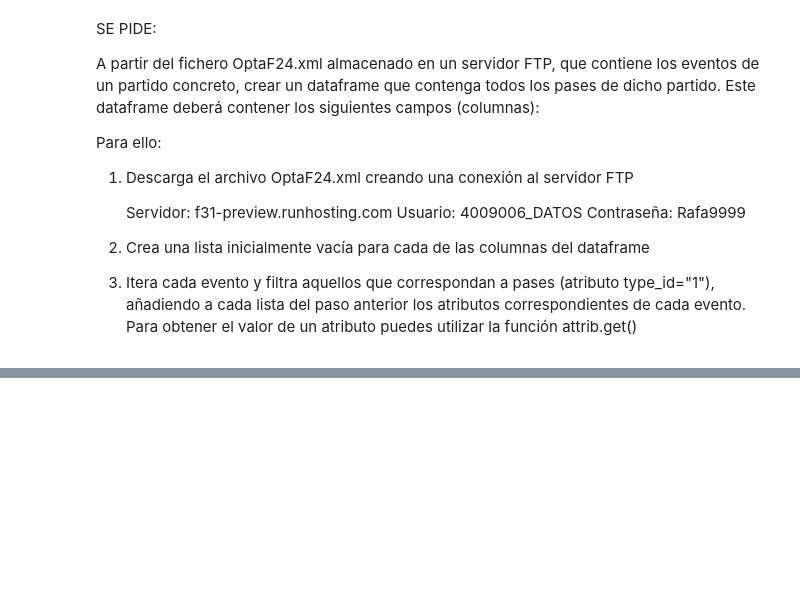
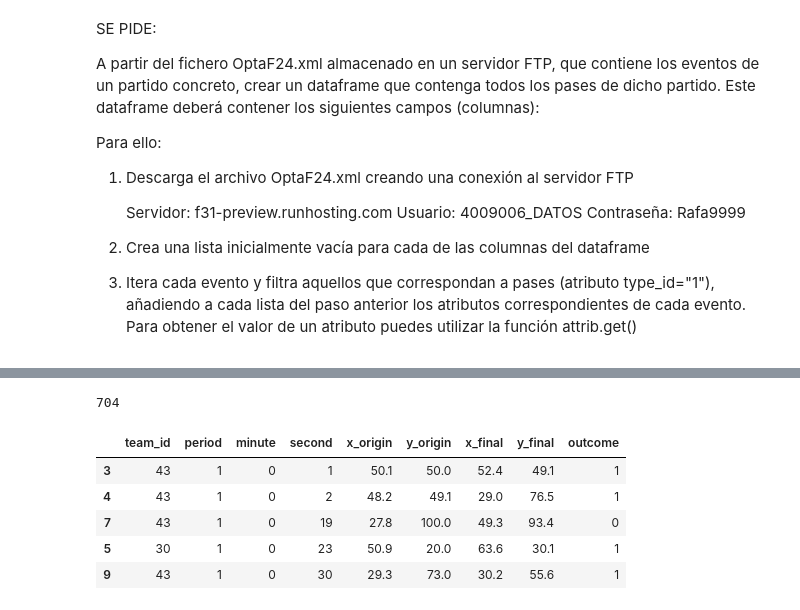
Before and after one commit to Adrianrobarq/DataScienceIEBS, a Jupyter notebook: Bloque 8/Procesamiento de datos/Sprint 1/sprint1_ETL.ipynb, the cells around one changed output, grey strips where cells are left out. Drawn from its saved outputs; the diff is of its cells as text; code cells hidden in the pictures; blank space fills up the shorter version.

```diff
--- a/Bloque 8/Procesamiento de datos/Sprint 1/sprint1_ETL.ipynb
+++ b/Bloque 8/Procesamiento de datos/Sprint 1/sprint1_ETL.ipynb
@@ -73,0 +151,41 @@ ConnectionRefusedError: [WinError 10061] No se puede establecer una conexión ya
+# %%
+# Creamos un diccionario para almacenar los eventos de interés
+pases = {}
+
+# Recorremos los eventos del XML para extraer los datos de interés
+for games in root.iter():
+    for event in games.iter():
+        if event.attrib.get('type_id') == '1':  # Pases
+            # Extraemos los datos de interés
+            event_id = event.attrib.get('event_id')
+            team_id = event.attrib.get('team_id')
+            period = event.attrib.get('period_id')
+            minute = event.attrib.get('min')
+            second = event.attrib.get('sec')
+            x_origin = event.attrib.get('x')
+            y_origin = event.attrib.get('y')
+            outcome = event.attrib.get('outcome')
+
+            # Extraemos las coordenadas finales del pase
+            for qualifier in event:
+                if qualifier.attrib.get('qualifier_id') == '140':  # Coordenada X final
+                    x_final = qualifier.attrib.get('value')
+                elif qualifier.attrib.get('qualifier_id') == '141':  # Coordenada Y final
+                    y_final = qualifier.attrib.get('value')
+
+            # Almacenamos los datos en el diccionario
+            pases[event_id] = {
+                'team_id': team_id,
+                'period': period,
+                'minute': minute,
+                'second': second,
+                'x_origin': x_origin,
+                'y_origin': y_origin,
+                'x_final': x_final,
+                'y_final': y_final,
+                'outcome': outcome
+            }
+# %%
+print(len(pases))  # Mostramos la cantidad de pases encontrados
+# %% [output]
+704
@@ -73,0 +195,10 @@ ConnectionRefusedError: [WinError 10061] No se puede establecer una conexión ya
+# %%
+df_pases = pd.DataFrame.from_dict(pases, orient='index')
+df_pases.head()  # Mostramos las primeras filas del DataFrame
+# %% [output]
+|  | team_id | period | minute | second | x_origin | y_origin | x_final | y_final | outcome |
+| 3 | 43 | 1 | 0 | 1 | 50.1 | 50.0 | 52.4 | 49.1 | 1 |
+| 4 | 43 | 1 | 0 | 2 | 48.2 | 49.1 | 29.0 | 76.5 | 1 |
+| 7 | 43 | 1 | 0 | 19 | 27.8 | 100.0 | 49.3 | 93.4 | 0 |
+| 5 | 30 | 1 | 0 | 23 | 50.9 | 20.0 | 63.6 | 30.1 | 1 |
+| 9 | 43 | 1 | 0 | 30 | 29.3 | 73.0 | 30.2 | 55.6 | 1 |
```
Also changed, not shown: parts of 16 cells of this notebook, 6 other files.
